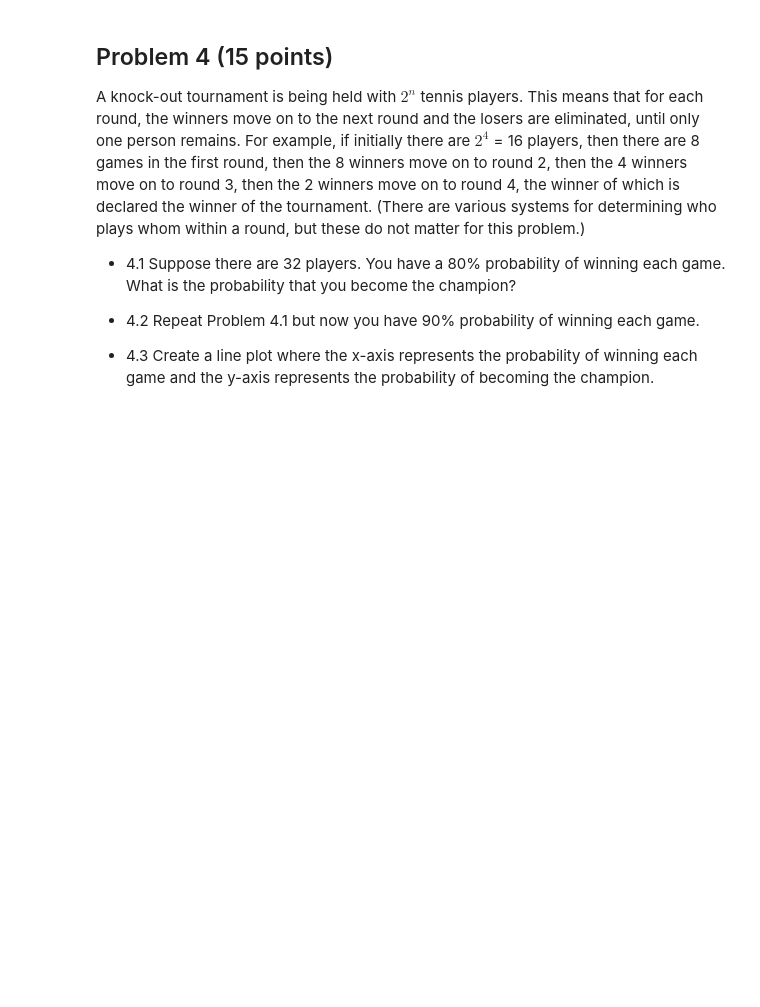
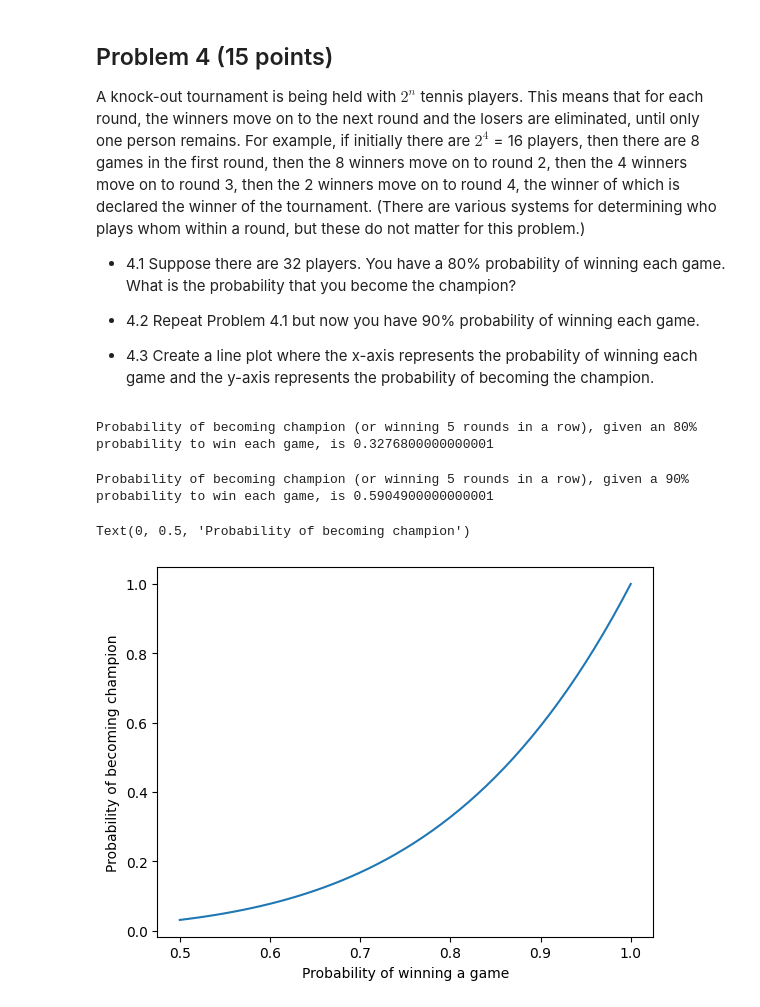
Before and after one commit to D123aniel/STOR535, a Jupyter notebook: Labs/Lab1.ipynb, the cells around one changed output. Cells and saved outputs as stored; diff of their text form; code cells hidden in the pictures; blank space fills up the shorter version.

```diff
--- a/Labs/Lab1.ipynb
+++ b/Labs/Lab1.ipynb
@@ -237,3 +237,33 @@ A knock-out tournament is being held with $2^n$ tennis players. This means that
 - 4.2 Repeat Problem 4.1 but now you have 90% probability of winning each game.
 
 - 4.3 Create a line plot where the x-axis represents the probability of winning each game and the y-axis represents the probability of becoming the champion.
+# %%
+# 4.1
+rounds = math.log(32, 2)
+probability = math.pow(0.8,rounds)
+print(f"Probability of becoming champion (or winning 5 rounds in a row), given an 80% probability to win each game, is {probability}")
+# %% [output]
+Probability of becoming champion (or winning 5 rounds in a row), given an 80% probability to win each game, is 0.3276800000000001
+# %%
+# 4.2
+rounds = math.log(32, 2)
+probability = math.pow(0.9,rounds)
+print(f"Probability of becoming champion (or winning 5 rounds in a row), given a 90% probability to win each game, is {probability}")
+# %% [output]
+Probability of becoming champion (or winning 5 rounds in a row), given a 90% probability to win each game, is 0.5904900000000001
+# %%
+# 4.3
+#line plot where x-axis is the probability of winning a game and y-axis is the probability of becoming champion
+probabilities = np.arange(0.5,1.01,0.01)
+champion_probabilities = []
+for prob in probabilities:
+    rounds = math.log(32, 2)
+    probability = math.pow(prob,rounds)
+    champion_probabilities.append(probability)
+
+plt.plot(probabilities, champion_probabilities)
+plt.xlabel("Probability of winning a game")
+plt.ylabel("Probability of becoming champion")
+# %% [output]
+Text(0, 0.5, 'Probability of becoming champion')
+[figure, added]
```
Also changed, not shown: parts of 2 cells of this notebook.
